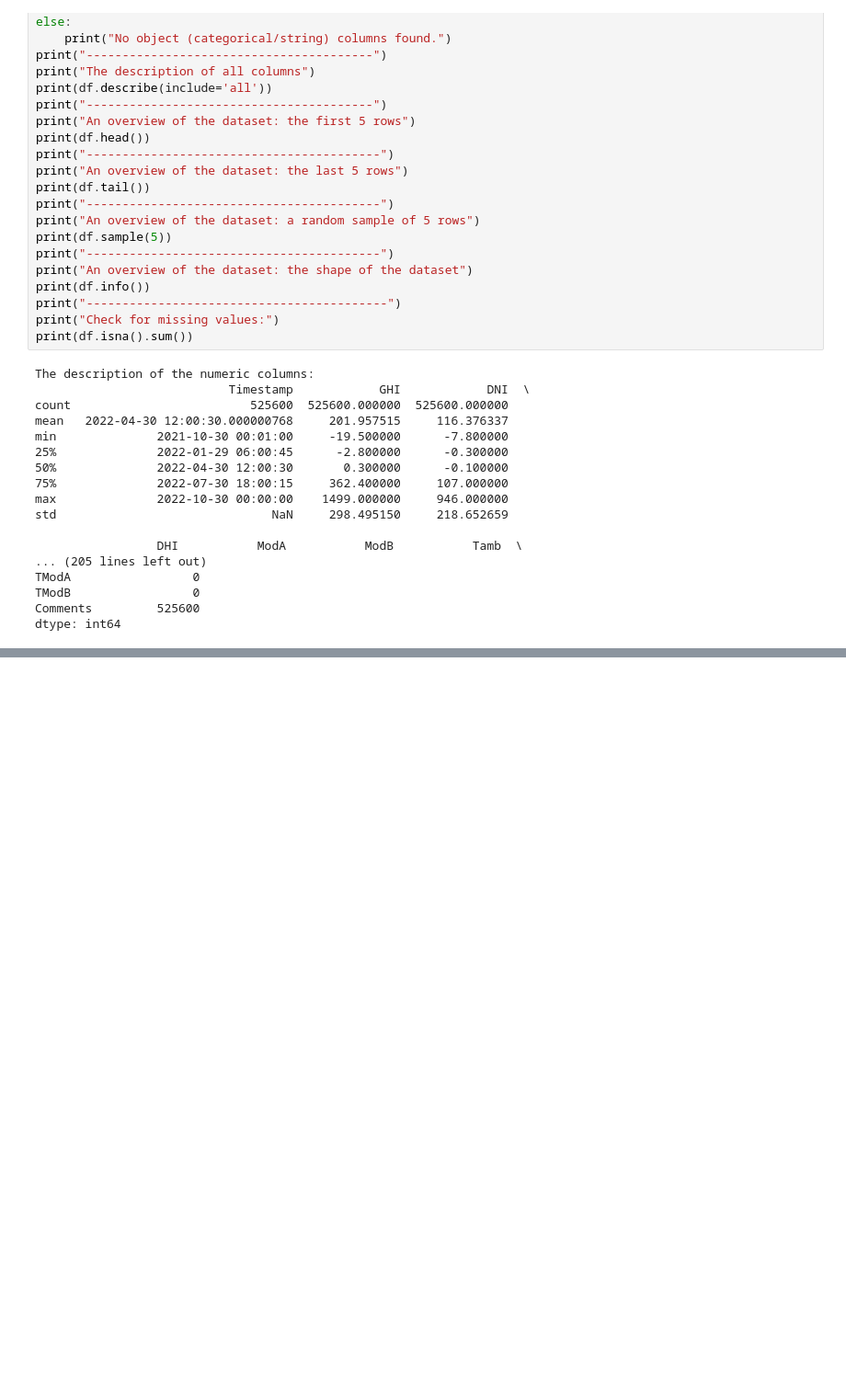
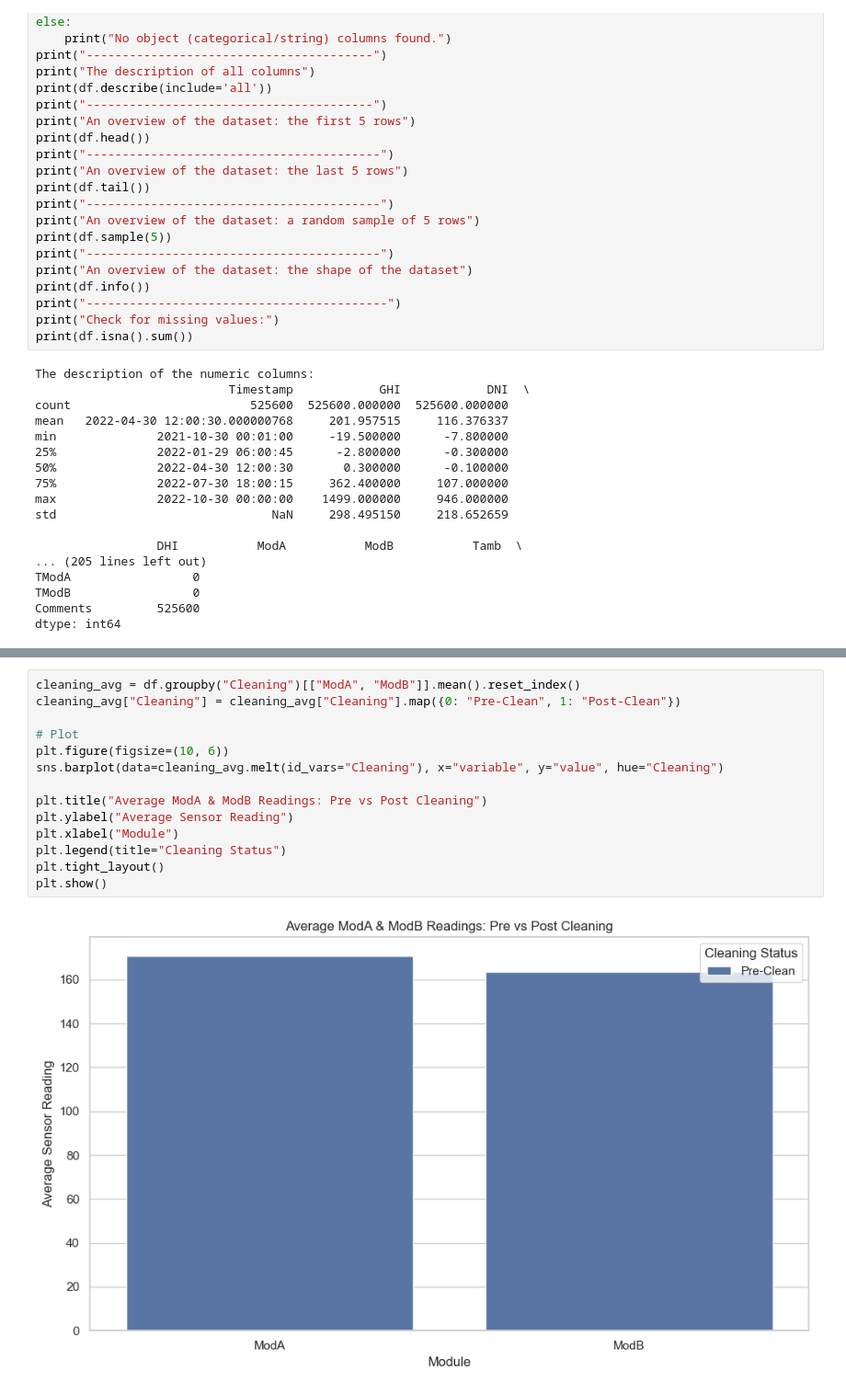
Before and after one commit to SamuelFentie/solar-challenge-week1, a Jupyter notebook: notebooks/sierraleone_eda.ipynb, the cells around one changed output, grey strips where cells are left out. Shown at 92% size. Drawn from its saved outputs; the diff is of its cells as text; blank space fills up the shorter version.

```diff
--- a/notebooks/sierraleone_eda.ipynb
+++ b/notebooks/sierraleone_eda.ipynb
@@ -70,0 +120,16 @@ dtype: int64
+# %%
+cleaning_avg = df.groupby("Cleaning")[["ModA", "ModB"]].mean().reset_index()
+cleaning_avg["Cleaning"] = cleaning_avg["Cleaning"].map({0: "Pre-Clean", 1: "Post-Clean"})
+
+# Plot
+plt.figure(figsize=(10, 6))
+sns.barplot(data=cleaning_avg.melt(id_vars="Cleaning"), x="variable", y="value", hue="Cleaning")
+
+plt.title("Average ModA & ModB Readings: Pre vs Post Cleaning")
+plt.ylabel("Average Sensor Reading")
+plt.xlabel("Module")
+plt.legend(title="Cleaning Status")
+plt.tight_layout()
+plt.show()
+# %% [output]
+[figure, added]
```
Also changed, not shown: parts of 15 cells of this notebook, 4 other files.
